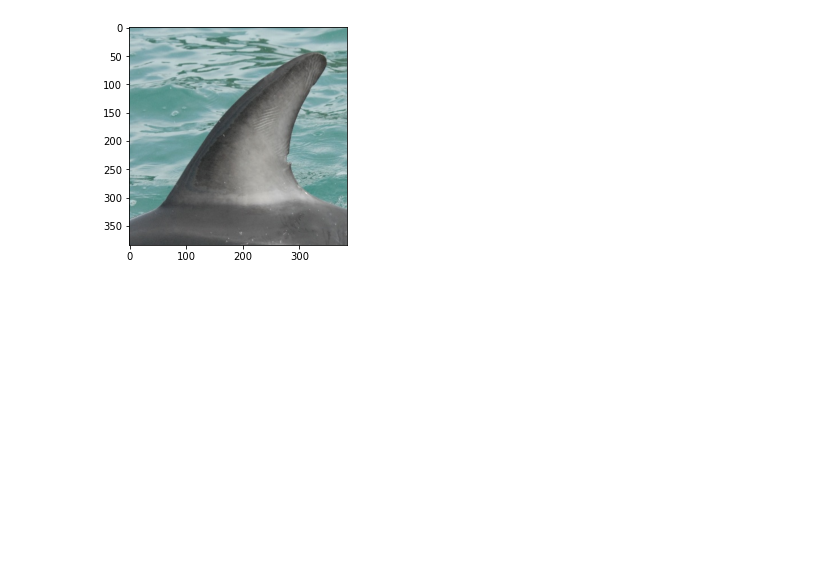
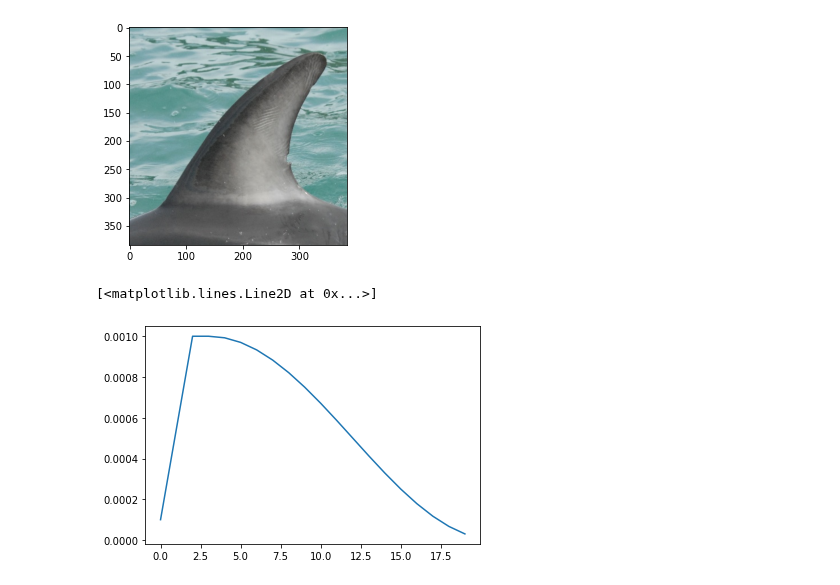
Before and after one commit to ptran1203/whale, a Jupyter notebook: eda.ipynb, the cells around one changed output. Cells and saved outputs as stored; diff of their text form; code cells hidden in the pictures; blank space fills up the shorter version.

Commit message:
cosinelr

```diff
--- a/eda.ipynb
+++ b/eda.ipynb
@@ -60,3 +60,29 @@ plt.imshow(cv2.imread(f'{img_dir}/ffbe97e98dc414.jpg')[:, :, ::-1])
 # %% [output]
 <matplotlib.image.AxesImage at 0x...>
 [figure]
+# %%
+import torch
+from utils import GradualWarmupSchedulerV2
+import matplotlib.pyplot as plt
+
+epochs = 20
+warmup_epochs = 2
+
+model = torch.nn.Linear(2, 1)
+optimizer = torch.optim.SGD(model.parameters(), lr=0.0001)
+cosine_scheduler = torch.optim.lr_scheduler.CosineAnnealingLR(optimizer, epochs - warmup_epochs)
+scheduler = GradualWarmupSchedulerV2(optimizer, multiplier=10, total_epoch=warmup_epochs,
+                                    after_scheduler=cosine_scheduler)
+
+lrs = []
+
+for i in range(20):
+    optimizer.step()
+    lrs.append(optimizer.param_groups[0]["lr"])
+#     print("Factor = ",i," , Learning Rate = ",optimizer.param_groups[0]["lr"])
+    scheduler.step()
+
+plt.plot(lrs)
+# %% [output]
+[<matplotlib.lines.Line2D at 0x...>]
+[figure, added]
```
Also changed, not shown: 4 other files.
